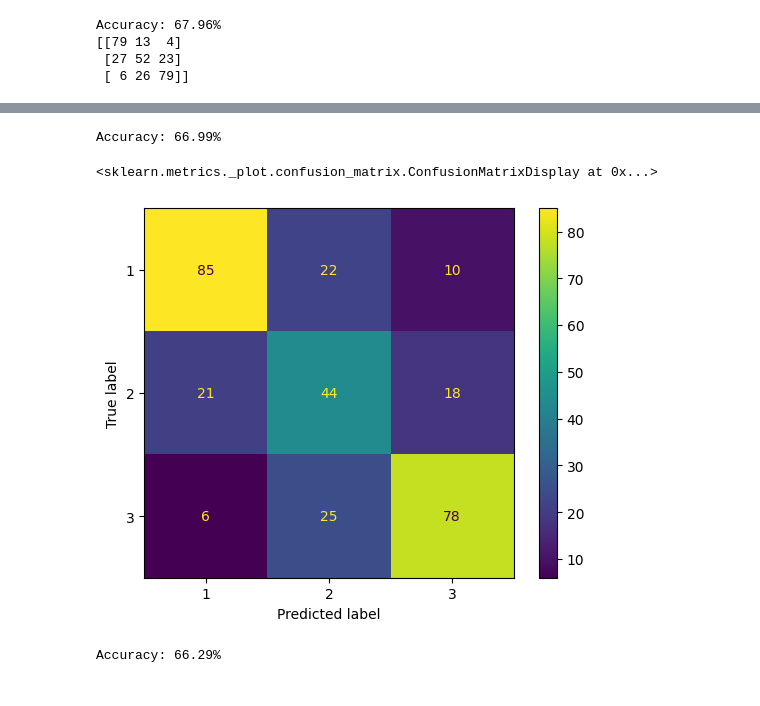
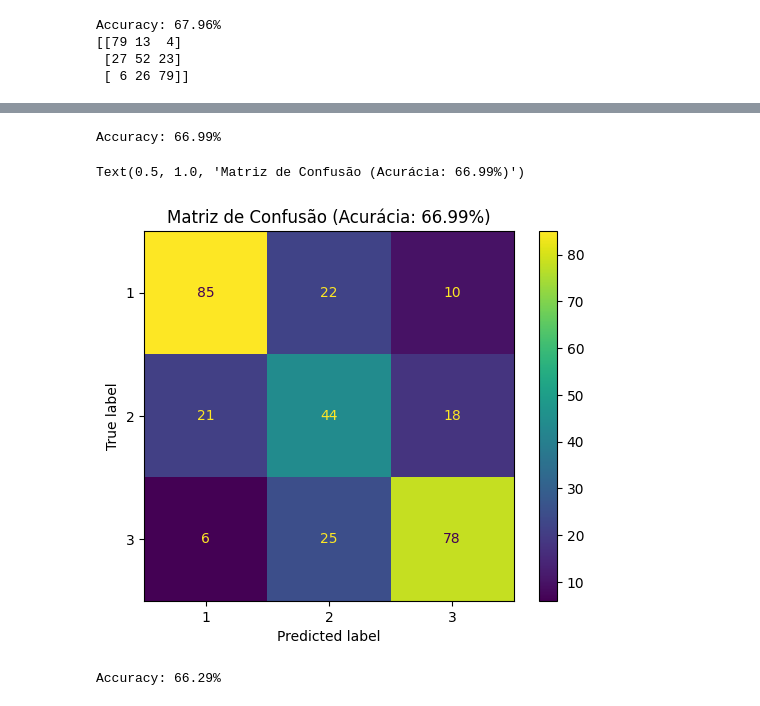
Before and after one commit to ecaf1/Abalone_Classification_Using_Machine_Learning, a Jupyter notebook: model_validation.ipynb, the cells around one changed output, grey strips where cells are left out. Saved outputs shown, nothing was run; the diff lists cells and outputs as text; code cells hidden in the pictures.

```diff
--- a/model_validation.ipynb
+++ b/model_validation.ipynb
@@ -216,18 +218,21 @@ scaler = StandardScaler()
 X_train = scaler.fit_transform(X_train)
 X_test = scaler.transform(X_test)
 X_test2 = scaler.transform(date_test)
-
-svm_mode = SVC(C=1, gamma=1)
-svm_mode.fit(X_train, y_train)
-
-y_pred = svm_mode.predict(X_test)
-
-accuracy = accuracy_score(y_test, y_pred)
-print("Accuracy: {:.2f}%".format(accuracy * 100))
-matrix = confusion_matrix(y_pred, y_test)
-print(matrix)
 # %% [output]
 Accuracy: 67.96%
 [[79 13  4]
  [27 52 23]
  [ 6 26 79]]
+# %%
+svm_rbf = SVC(C=1, gamma=1)
+svm_rbf.fit(X_train, y_train)
+
+y_pred = svm_rbf.predict(X_test)
+
+accuracy = accuracy_score(y_test, y_pred)
+print("Accuracy: {:.2f}%".format(accuracy * 100))
+matrix = confusion_matrix(y_pred, y_test)
+disp = ConfusionMatrixDisplay(confusion_matrix=matrix, display_labels=svm_rbf.classes_)
+disp.plot()
+plt.title(f'Matriz de Confusão (Acurácia: {accuracy:.2f})')
+plt.title('Matriz de Confusão (Acurácia: {:.2f}%)'.format(accuracy * 100))
@@ -234,27 +243,22 @@ Accuracy: 67.96%
 # %%
-from sklearn.svm import LinearSVC
-from sklearn.feature_selection import SelectFromModel
-
 # Treinar um modelo SVM linear
 svm_linear = LinearSVC(dual=True, C=1)
 
-# # Seleção de características
-# model = SelectFromModel(svm_linear, prefit=True)
-# X_train_reduced = model.transform(X_train)
-# X_test_reduced = model.transform(X_test)
+# Treinar o modelo SVM linear
 
 svm_linear.fit(X_train, y_train)
 y_pred = svm_linear.predict(X_test)
 accuracy = accuracy_score(y_test, y_pred)
 print("Accuracy: {:.2f}%".format(accuracy * 100))
 
 matrix = confusion_matrix(y_pred, y_test)
 disp = ConfusionMatrixDisplay(confusion_matrix=matrix, display_labels=svm_linear.classes_)
 disp.plot()
+plt.title('Matriz de Confusão (Acurácia: {:.2f}%)'.format(accuracy * 100))
 # %% [output]
 Accuracy: 66.99%
-<sklearn.metrics._plot.confusion_matrix.ConfusionMatrixDisplay at 0x...>
+Text(0.5, 1.0, 'Matriz de Confusão (Acurácia: 66.99%)')
-[figure, old version]
+[figure, new version]
 # %%
 
 matrix = confusion_matrix(y_teste, y_predito)
```
Also changed, not shown: parts of 6 cells of this notebook, 6 other files.
